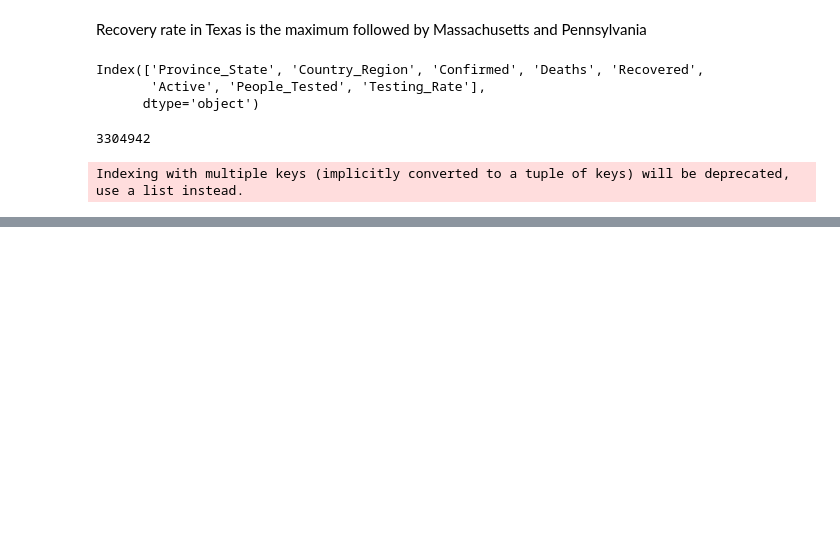
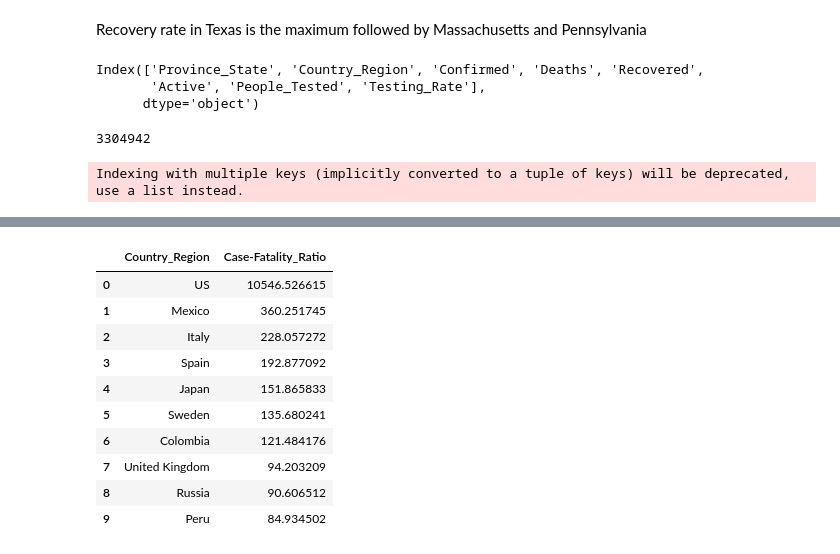
Before and after one commit to fakhruddin2012/Covid-19-Analysis, a Jupyter notebook: Covid Analysis.ipynb, the cells around one changed output, grey strips where cells are left out. Cells and saved outputs as stored; diff of their text form; code cells hidden in the pictures; blank space fills up the shorter version.

```diff
--- a/Covid Analysis.ipynb
+++ b/Covid Analysis.ipynb
@@ -295,0 +434,16 @@ fig.show()
+# %%
+ratio_wor=csse.groupby('Country_Region')['Case-Fatality_Ratio'].sum().sort_values(ascending=False)[:10].to_frame()
+ratio_wor=ratio_wor.reset_index()
+ratio_wor
+# %% [output]
+|  | Country_Region | Case-Fatality_Ratio |
+| 0 | US | 10546.526615 |
+| 1 | Mexico | 360.251745 |
+| 2 | Italy | 228.057272 |
+| 3 | Spain | 192.877092 |
+| 4 | Japan | 151.865833 |
+| 5 | Sweden | 135.680241 |
+| 6 | Colombia | 121.484176 |
+| 7 | United Kingdom | 94.203209 |
+| 8 | Russia | 90.606512 |
+| 9 | Peru | 84.934502 |
```
Also changed, not shown: parts of 16 cells of this notebook.
